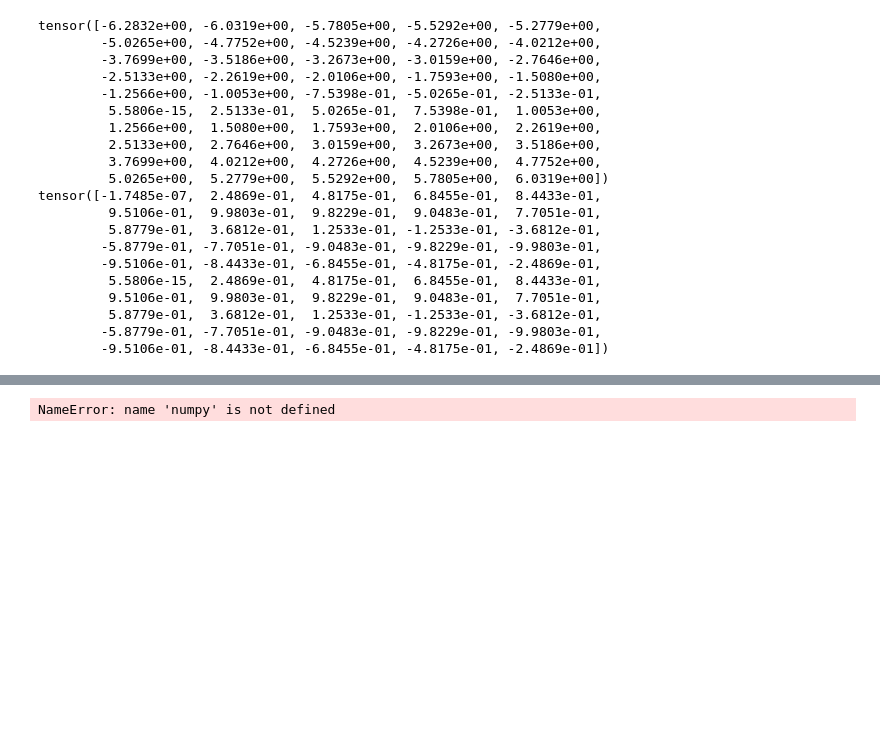
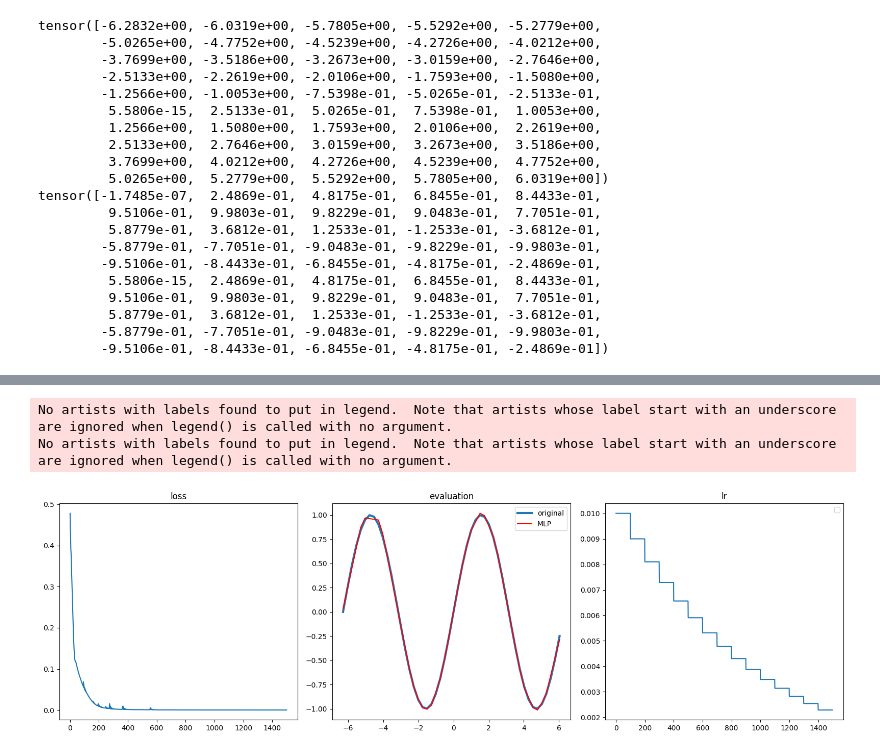
Before and after one commit to zxyup/RCS16_Vision_Train, a Jupyter notebook: Kaihang_Zheng/MLP.ipynb, the cells around one changed output, grey strips where cells are left out. Drawn from its saved outputs; the diff is of its cells as text; code cells hidden in the pictures; blank space fills up the shorter version.

```diff
--- a/Kaihang_Zheng/MLP.ipynb
+++ b/Kaihang_Zheng/MLP.ipynb
@@ -10,4 +14,4 @@ EPOCH = 1500
 MLP_LR = 0.01
 left, right = -2,2
 PI = math.pi
-NUM=50.0
+NUM=50
@@ -50,15 +49,0 @@ Error:
-# %%
-EPOCH=1500
-MLP_LR=0.01
-left,right=-2,2
-PI=math.pi
-NUM=50
-
-# x,y 是普通sinx 的torch tensor
-x =torch.tensor([(num * PI)  for num in numpy.arange(left, right,(right-left)/NUM)],dtype=torch.float32)
-print(x)
-y = torch.sin(x)
-plt.plot(x,y,color='red')
-plt.show()
-# %% [output]
-NameError: name 'numpy' is not defined
@@ -64,0 +72,9 @@ NameError: name 'numpy' is not defined
+# %%
+# 实例化神经网络
+mlp = MLP()
+
+#  input_x ,label 是输入和标签
+
+# 将输入变为列向量
+input_x = x.reshape(-1,1)
+labels = y.reshape(-1,1)
@@ -64,0 +117,38 @@ NameError: name 'numpy' is not defined
+# %%
+# 可视化训练过程，测试结果
+def PlotMLP(mlp, input_x, x):
+    # input_x 输入值
+
+    # 首先，通过调用 mlp.eval() 将模型转换为评估模式，以禁用丢弃(dropout)和批标准化(batch normalization)等防止过拟合的技巧。这可以使模型的输出更加稳定，以便进行可视化。
+    mlp_eval = mlp.eval()
+    # 对输入数据 input_x 进行前向传播，得到预测结果 mlp_y
+    mlp_y = mlp_eval(input_x)
+    #      tensor 在cpu计算 创建新数组，梯度与原数组无关
+    mlp_y_np=mlp_y.cpu().detach().numpy()
+
+    # 创建图像画布指定宽高
+    plt.figure(figsize=(16,5))
+
+    plt.subplot(1,3,1)
+    plt.plot([i + 1 for i in range(EPOCH)], mlp_loss, label='MLP')
+    plt.title('loss')
+    plt.subplot(1,3,2)
+    # 图例
+    plt.legend()
+    plt.plot(x, torch.sin(x), label="original", linewidth=3)
+    plt.plot(x, [y[0] for y in mlp_y_np], label='MLP',color='red')
+    plt.title('evaluation')
+    plt.legend()
+
+    plt.subplot(1,3,3)
+    plt.legend()
+    plt.title('lr')
+    plt.plot([i for i in range(len(mlp_lr))],mlp_lr)
+
+    plt.tight_layout()
+    plt.show()
+PlotMLP(mlp,input_x,x)
+# %% [output]
+No artists with labels found to put in legend.  Note that artists whose label start with an underscore are ignored when legend() is called with no argument.
+No artists with labels found to put in legend.  Note that artists whose label start with an underscore are ignored when legend() is called with no argument.
+[figure, added]
```
Also changed, not shown: parts of 8 cells of this notebook, 1 other file.
